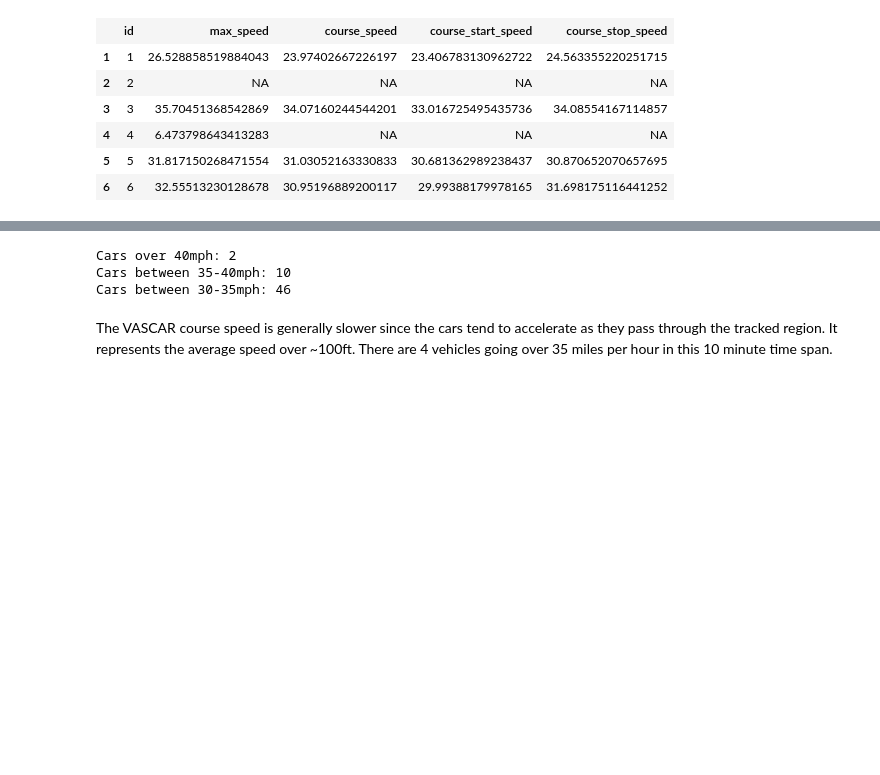
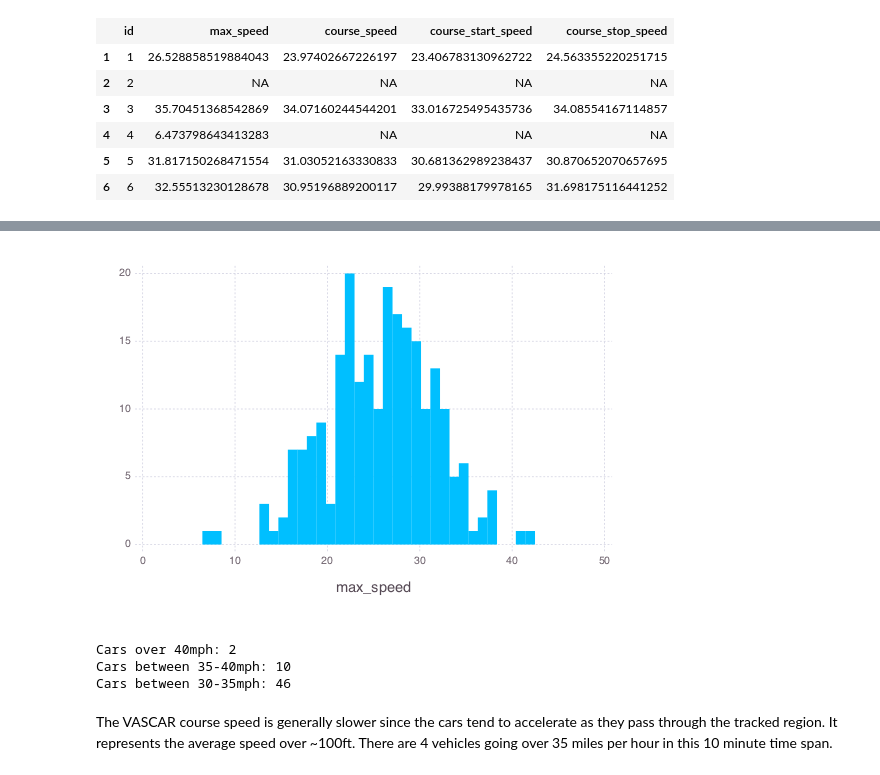
Before and after one commit to mbauman/TrafficSpeed, a Jupyter notebook: TrafficSpeed.ipynb, the cells around one changed output, grey strips where cells are left out. Saved outputs shown, nothing was run; the diff lists cells and outputs as text; code cells hidden in the pictures; blank space fills up the shorter version.

Commit message:
Use PNGs instead of SVG+JS
GitHub doesn't like the SVG+JS histogram for some reason...

```diff
--- a/TrafficSpeed.ipynb
+++ b/TrafficSpeed.ipynb
@@ -636,7 +636,7 @@ head(by_car, 6)
 # %%
 p = plot(by_car, x=:max_speed, Geom.histogram(bincount=35))
 draw(PNG("max_speeds.png", 6inch, 4inch), p)
-display(p)
+display("image/png", p)
 println("Cars over 40mph: ", sum((by_car[:max_speed] .> 40) & !isna(by_car[:max_speed])))
 println("Cars between 35-40mph: ", sum((35 .< by_car[:max_speed] .<= 40) & !isna(by_car[:max_speed])))
 println("Cars between 30-35mph: ", sum((30 .< by_car[:max_speed] .<= 35) & !isna(by_car[:max_speed])))
@@ -645,3 +644,4 @@ println("Cars between 30-35mph: ", sum((30 .< by_car[:max_speed] .<= 35) & !isna
+[figure, added]
 Cars over 40mph: 2
 Cars between 35-40mph: 10
 Cars between 30-35mph: 46
```
Also changed, not shown: parts of 2 cells of this notebook.
